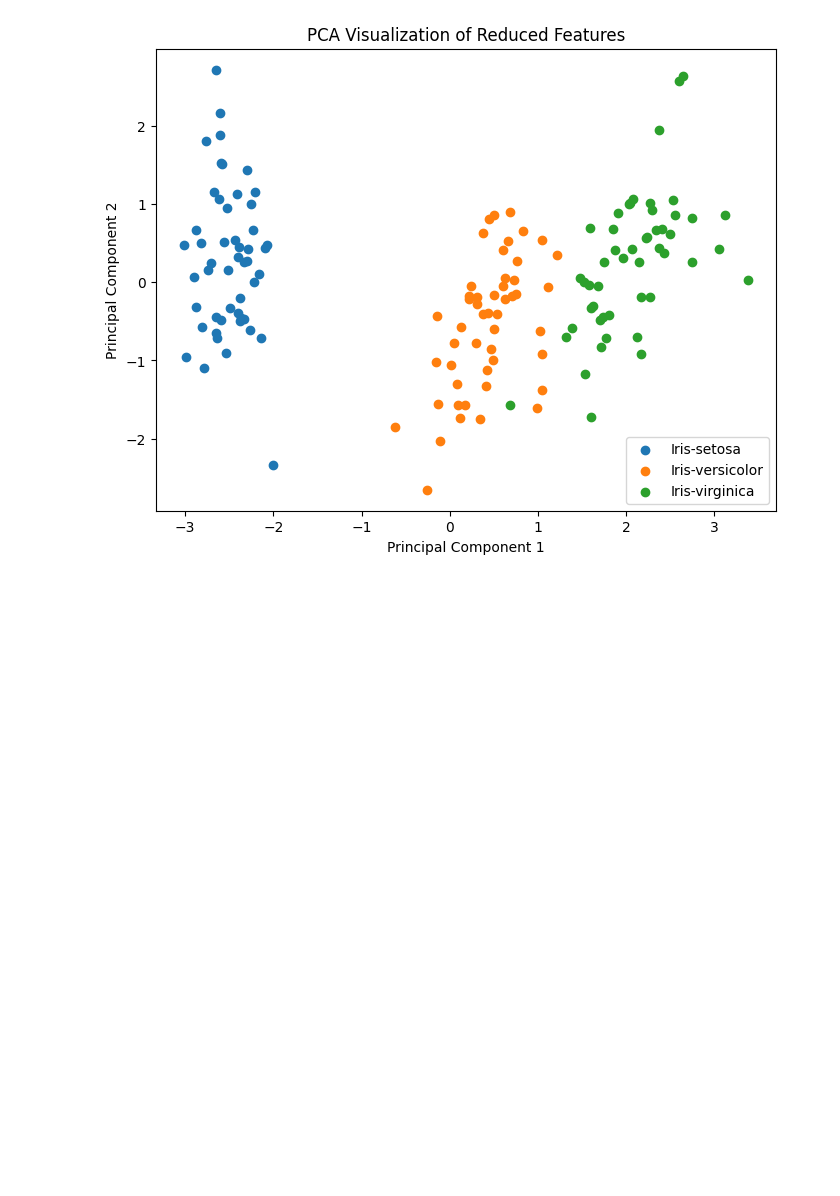
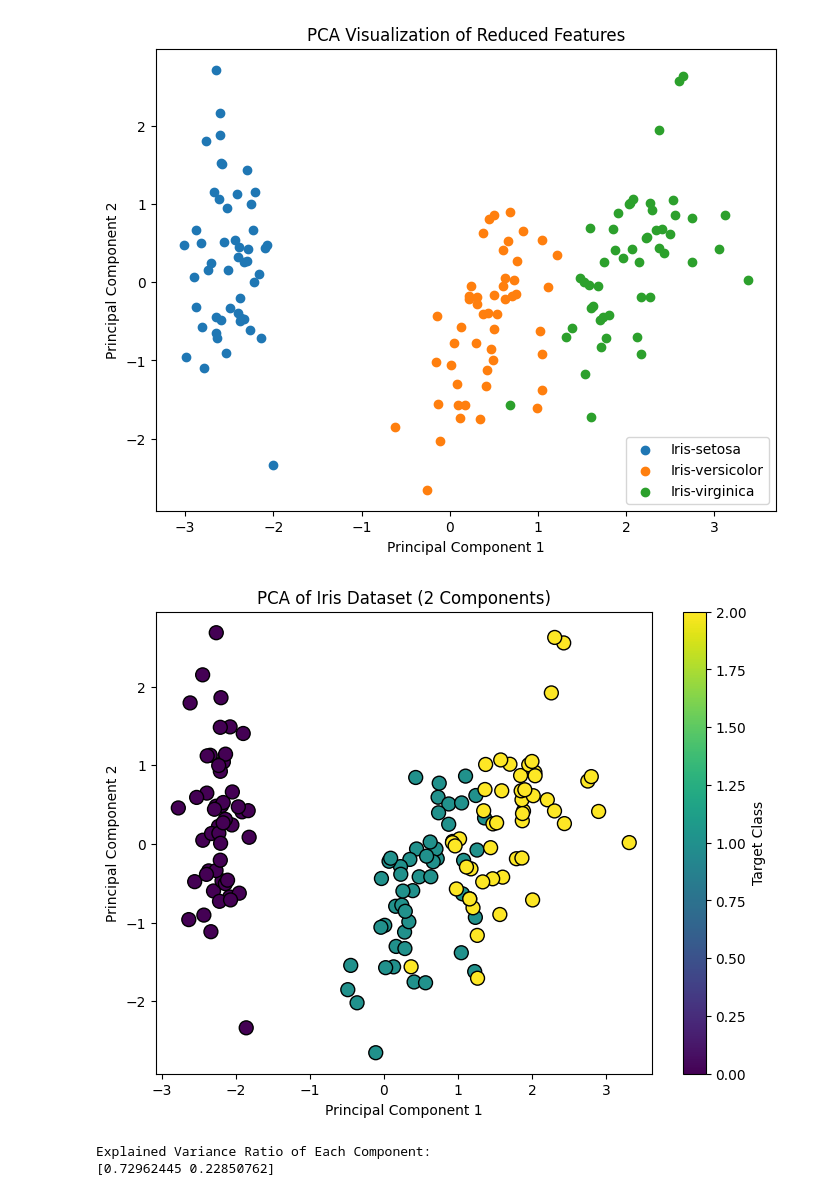
Before and after one commit to Tejasri1557/ADM_2025, a Jupyter notebook: week_3.ipynb, the cells around one changed output. Drawn from its saved outputs; the diff is of its cells as text; code cells hidden in the pictures; blank space fills up the shorter version.

```diff
--- a/week_3.ipynb
+++ b/week_3.ipynb
@@ -62,3 +62,39 @@ plt.legend()
 plt.show()
 # %% [output]
 [figure]
+# %%
+
+#Import necessary libraries
+import pandas as pd
+import numpy as np
+from sklearn.decomposition import PCA
+from sklearn.datasets import load_iris
+from sklearn.preprocessing import StandardScaler
+import matplotlib.pyplot as plt
+# Step 1: Load the Iris dataset
+iris = load_iris()
+X = iris.data # Features
+y = iris.target # Labels
+# Step 2: Preprocess the data (standardization)
+scaler = StandardScaler()
+X_scaled = scaler.fit_transform(X)
+# Step 3: Apply PCA to reduce to 2 dimensions
+pca = PCA(n_components=2)
+X_pca = pca.fit_transform(X_scaled)
+# %%
+# Step 4: Visualize the reduced features (2D scatter plot)
+plt.figure(figsize=(8, 6))
+plt.scatter(X_pca[:, 0], X_pca[:, 1], c=y, cmap='viridis', edgecolor='k',
+s=100)
+plt.title('PCA of Iris Dataset (2 Components)')
+plt.xlabel('Principal Component 1')
+plt.ylabel('Principal Component 2')
+plt.colorbar(label='Target Class')
+plt.show()
+# Optional: Explained Variance Ratio
+print("Explained Variance Ratio of Each Component:")
+print(pca.explained_variance_ratio_)
+# %% [output]
+[figure, added]
+Explained Variance Ratio of Each Component:
+[0.72962445 0.22850762]
```
Also changed, not shown: parts of 1 cell of this notebook.
